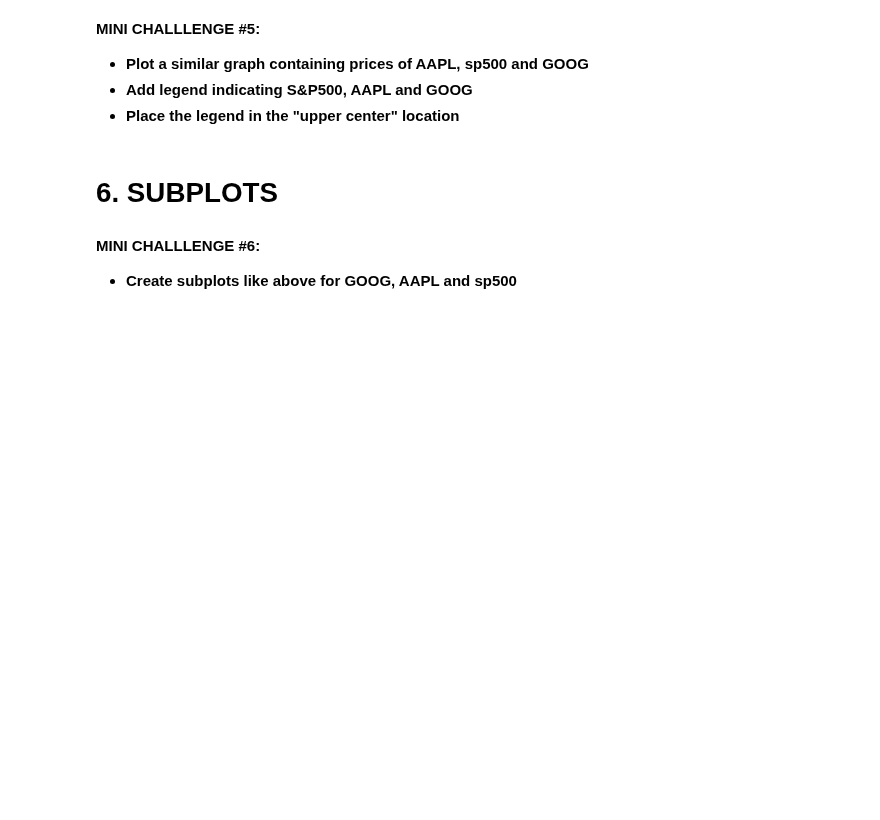
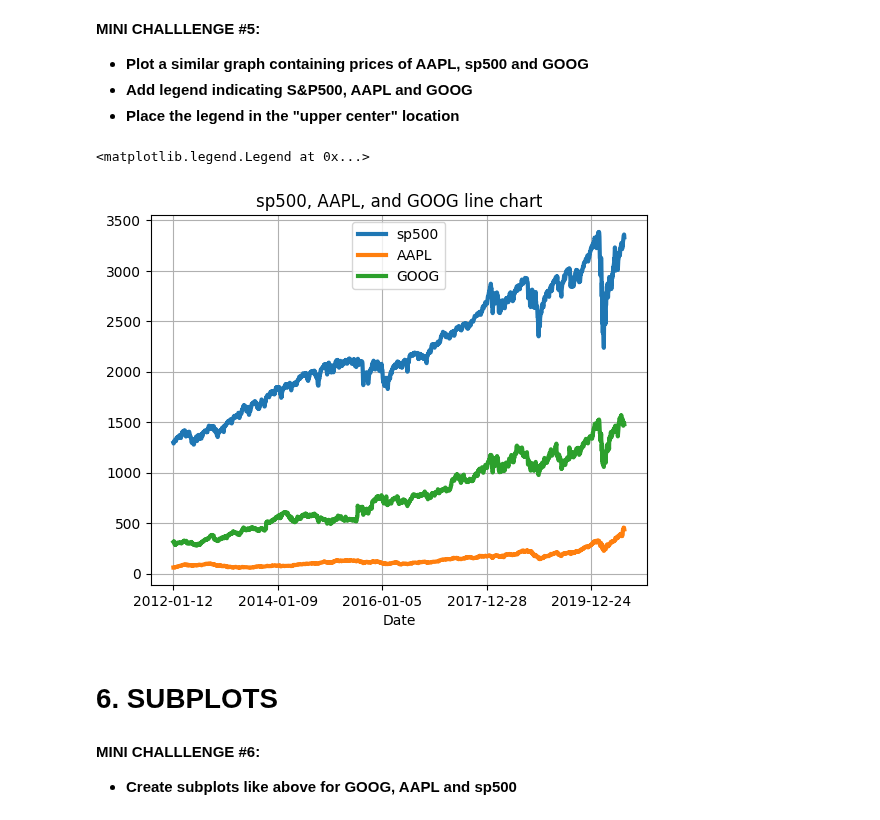
Before and after one commit to timvirga/StockPrediction, a Jupyter notebook: Section11-matplotlib/9_Python_101_Data_Visualization_with_matplotlib_Skeleton.ipynb, the cells around one changed output. Cells and saved outputs as stored; diff of their text form; code cells hidden in the pictures; blank space fills up the shorter version.

```diff
--- a/Section11-matplotlib/9_Python_101_Data_Visualization_with_matplotlib_Skeleton.ipynb
+++ b/Section11-matplotlib/9_Python_101_Data_Visualization_with_matplotlib_Skeleton.ipynb
@@ -174,6 +183,14 @@ Text(0.5, 1.0, 'Google Histogram 30 bins\nMean and STD: mu=0.10769549437154666,
 - **Plot a similar graph containing prices of AAPL, sp500 and GOOG**
 - **Add legend indicating S&P500, AAPL and GOOG**
 - **Place the legend in the "upper center" location**
+# %%
+stockdf.plot(x='Date',y=['sp500','AAPL','GOOG'],linewidth = 3)
+plt.title('sp500, AAPL, and GOOG line chart')
+plt.grid()
+plt.legend(loc='upper center')
+# %% [output]
+<matplotlib.legend.Legend at 0x...>
+[figure, added]
 # %% [markdown]
 # 6. SUBPLOTS
 # %% [markdown]
```
Also changed, not shown: parts of 1 cell of this notebook.
